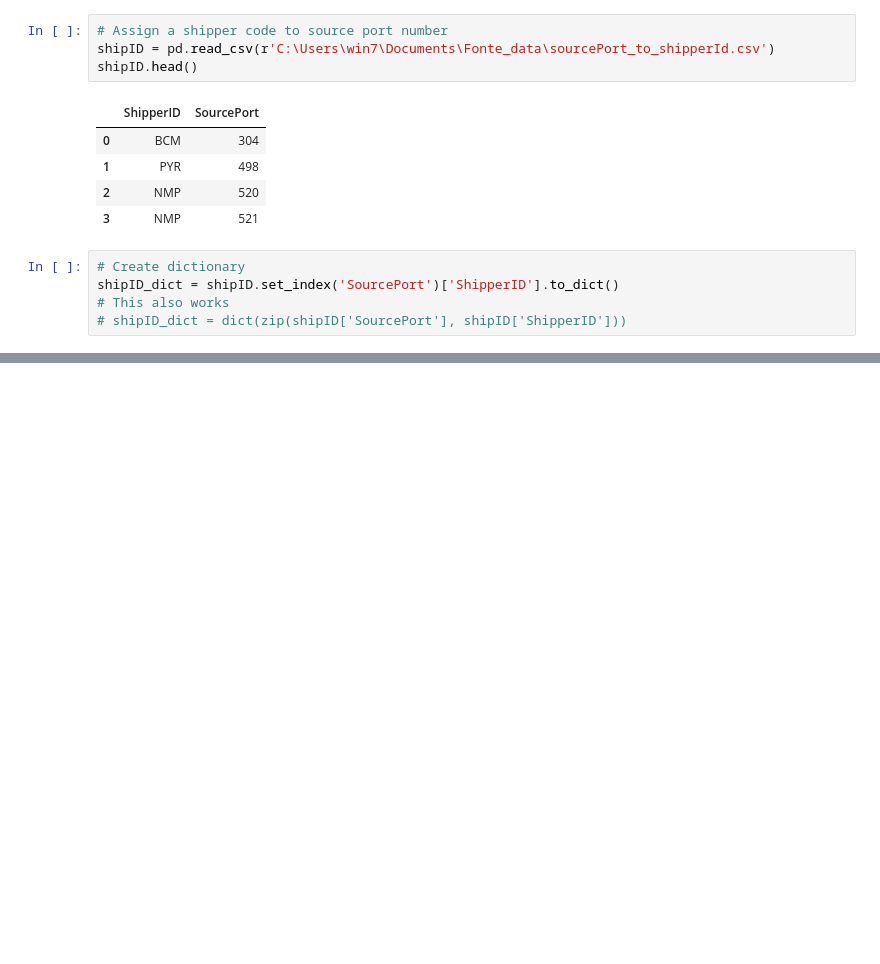
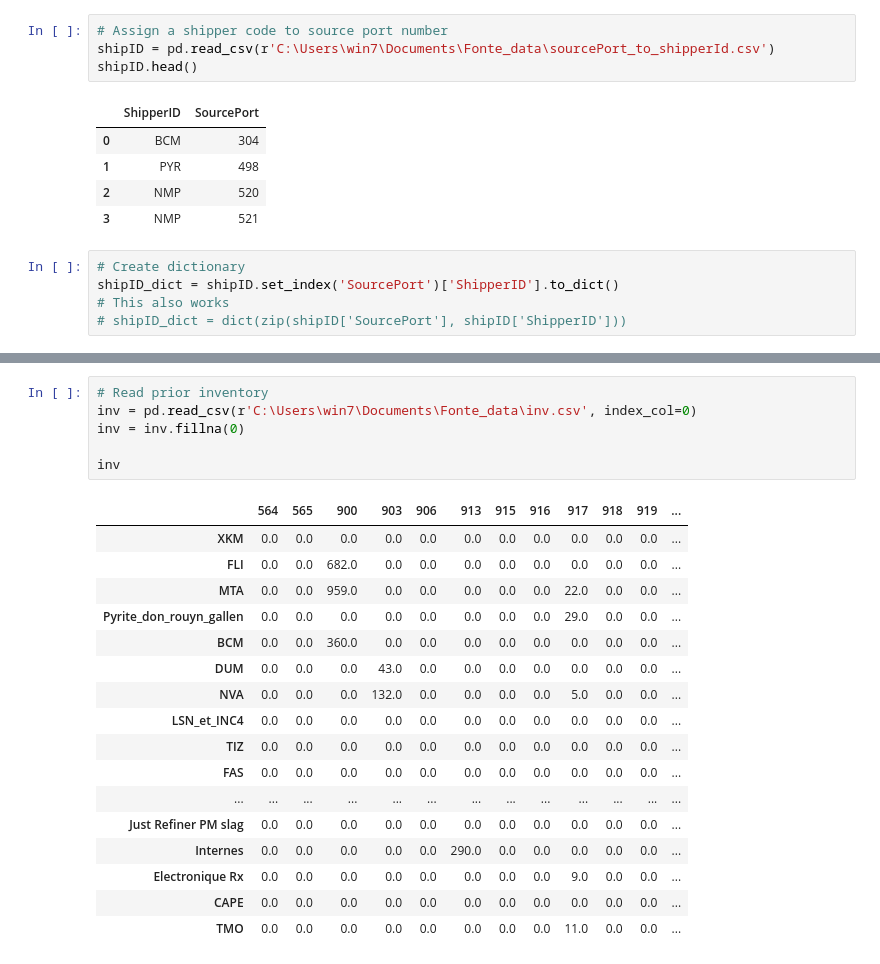
Before and after one commit to mark-zhao1/Fonte, a Jupyter notebook: Fonte_dev.ipynb, the cells around one changed output, grey strips where cells are left out. Cells and saved outputs as stored; diff of their text form; blank space fills up the shorter version.

```diff
--- a/Fonte_dev.ipynb
+++ b/Fonte_dev.ipynb
@@ -57,0 +88,24 @@ dT[dT['shipperID'].notnull()]
+# %%
+# Read prior inventory
+inv = pd.read_csv(r'C:\Users\win7\Documents\Fonte_data\inv.csv', index_col=0)
+inv = inv.fillna(0)
+
+inv
+# %% [output]
+|  | 564 | 565 | 900 | 903 | 906 | 913 | 915 | 916 | 917 | 918 | 919 | ... |
+| XKM | 0.0 | 0.0 | 0.0 | 0.0 | 0.0 | 0.0 | 0.0 | 0.0 | 0.0 | 0.0 | 0.0 | ... |
+| FLI | 0.0 | 0.0 | 682.0 | 0.0 | 0.0 | 0.0 | 0.0 | 0.0 | 0.0 | 0.0 | 0.0 | ... |
+| MTA | 0.0 | 0.0 | 959.0 | 0.0 | 0.0 | 0.0 | 0.0 | 0.0 | 22.0 | 0.0 | 0.0 | ... |
+| Pyrite_don_rouyn_gallen | 0.0 | 0.0 | 0.0 | 0.0 | 0.0 | 0.0 | 0.0 | 0.0 | 29.0 | 0.0 | 0.0 | ... |
+| BCM | 0.0 | 0.0 | 360.0 | 0.0 | 0.0 | 0.0 | 0.0 | 0.0 | 0.0 | 0.0 | 0.0 | ... |
+| DUM | 0.0 | 0.0 | 0.0 | 43.0 | 0.0 | 0.0 | 0.0 | 0.0 | 0.0 | 0.0 | 0.0 | ... |
+| NVA | 0.0 | 0.0 | 0.0 | 132.0 | 0.0 | 0.0 | 0.0 | 0.0 | 5.0 | 0.0 | 0.0 | ... |
+| LSN_et_INC4 | 0.0 | 0.0 | 0.0 | 0.0 | 0.0 | 0.0 | 0.0 | 0.0 | 0.0 | 0.0 | 0.0 | ... |
+| TIZ | 0.0 | 0.0 | 0.0 | 0.0 | 0.0 | 0.0 | 0.0 | 0.0 | 0.0 | 0.0 | 0.0 | ... |
+| FAS | 0.0 | 0.0 | 0.0 | 0.0 | 0.0 | 0.0 | 0.0 | 0.0 | 0.0 | 0.0 | 0.0 | ... |
+| ... | ... | ... | ... | ... | ... | ... | ... | ... | ... | ... | ... | ... |
+| Just Refiner PM slag | 0.0 | 0.0 | 0.0 | 0.0 | 0.0 | 0.0 | 0.0 | 0.0 | 0.0 | 0.0 | 0.0 | ... |
+| Internes | 0.0 | 0.0 | 0.0 | 0.0 | 0.0 | 290.0 | 0.0 | 0.0 | 0.0 | 0.0 | 0.0 | ... |
+| Electronique Rx | 0.0 | 0.0 | 0.0 | 0.0 | 0.0 | 0.0 | 0.0 | 0.0 | 9.0 | 0.0 | 0.0 | ... |
+| CAPE | 0.0 | 0.0 | 0.0 | 0.0 | 0.0 | 0.0 | 0.0 | 0.0 | 0.0 | 0.0 | 0.0 | ... |
+| TMO | 0.0 | 0.0 | 0.0 | 0.0 | 0.0 | 0.0 | 0.0 | 0.0 | 11.0 | 0.0 | 0.0 | ... |
```
Also changed, not shown: parts of 7 cells of this notebook.
